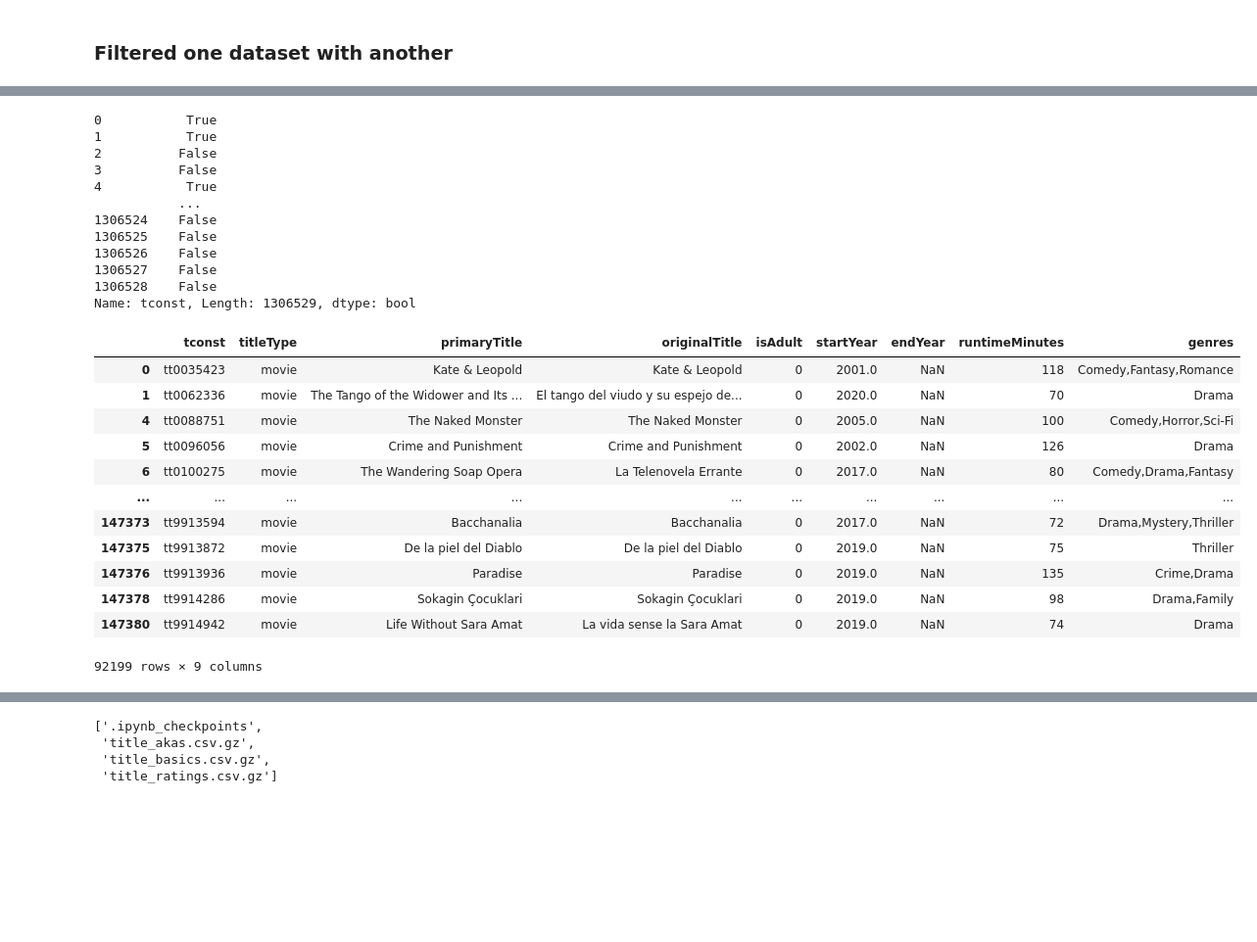
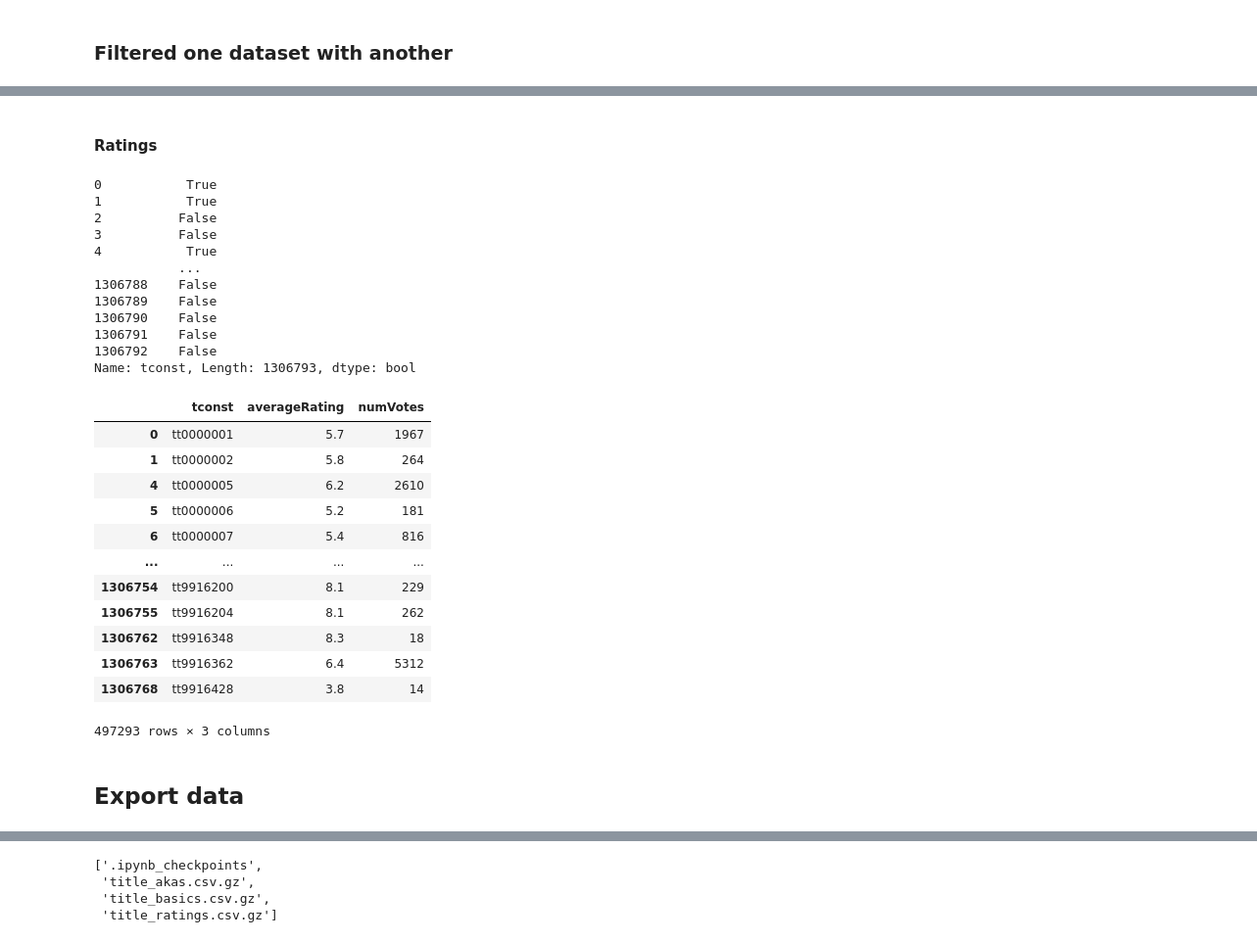
Before and after one commit to Luz-Dobbins/Movie-Database, a Jupyter notebook: Project 3.ipynb, the cells around one changed output, grey strips where cells are left out. Shown: that part at 98% size. Cells and saved outputs as stored; diff of their text form; code cells hidden in the pictures; blank space fills up the shorter version.

```diff
--- a/Project 3.ipynb
+++ b/Project 3.ipynb
@@ -281,6 +276,8 @@ ratings_f.head()
+# %% [markdown]
+#### Ratings
 # %%
 # Filter the basics table down to only include the US by using the filter akas dataframe
-keepers =ratings_f['tconst'].isin(akas_f['titleId'])
+keepers =ratings['tconst'].isin(akas_us['titleId'])
 keepers
 # %% [output]
 0           True
@@ -289,26 +286,28 @@ keepers
 3          False
 4           True
            ...
-1306524    False
-1306525    False
-1306526    False
-1306527    False
-1306528    False
-Name: tconst, Length: 1306529, dtype: bool
+1306788    False
+1306789    False
+1306790    False
+1306791    False
+1306792    False
+Name: tconst, Length: 1306793, dtype: bool
 # %%
-basics_n = basics_f.loc[keepers]
+basics_n = ratings.loc[keepers]
 basics_n
 # %% [output]
-|  | tconst | titleType | primaryTitle | originalTitle | isAdult | startYear | endYear | runtimeMinutes | genres |
-| 0 | tt0035423 | movie | Kate & Leopold | Kate & Leopold | 0 | 2001.0 | NaN | 118 | Comedy,Fantasy,Romance |
-| 1 | tt0062336 | movie | The Tango of the Widower and Its ... | El tango del viudo y su espejo de... | 0 | 2020.0 | NaN | 70 | Drama |
-| 4 | tt0088751 | movie | The Naked Monster | The Naked Monster | 0 | 2005.0 | NaN | 100 | Comedy,Horror,Sci-Fi |
-| 5 | tt0096056 | movie | Crime and Punishment | Crime and Punishment | 0 | 2002.0 | NaN | 126 | Drama |
-| 6 | tt0100275 | movie | The Wandering Soap Opera | La Telenovela Errante | 0 | 2017.0 | NaN | 80 | Comedy,Drama,Fantasy |
-| ... | ... | ... | ... | ... | ... | ... | ... | ... | ... |
-| 147373 | tt9913594 | movie | Bacchanalia | Bacchanalia | 0 | 2017.0 | NaN | 72 | Drama,Mystery,Thriller |
-| 147375 | tt9913872 | movie | De la piel del Diablo | De la piel del Diablo | 0 | 2019.0 | NaN | 75 | Thriller |
-| 147376 | tt9913936 | movie | Paradise | Paradise | 0 | 2019.0 | NaN | 135 | Crime,Drama |
-| 147378 | tt9914286 | movie | Sokagin Çocuklari | Sokagin Çocuklari | 0 | 2019.0 | NaN | 98 | Drama,Family |
-| 147380 | tt9914942 | movie | Life Without Sara Amat | La vida sense la Sara Amat | 0 | 2019.0 | NaN | 74 | Drama |
+|  | tconst | averageRating | numVotes |
+| 0 | tt0000001 | 5.7 | 1967 |
+| 1 | tt0000002 | 5.8 | 264 |
+| 4 | tt0000005 | 6.2 | 2610 |
+| 5 | tt0000006 | 5.2 | 181 |
+| 6 | tt0000007 | 5.4 | 816 |
+| ... | ... | ... | ... |
+| 1306754 | tt9916200 | 8.1 | 229 |
+| 1306755 | tt9916204 | 8.1 | 262 |
+| 1306762 | tt9916348 | 8.3 | 18 |
+| 1306763 | tt9916362 | 6.4 | 5312 |
+| 1306768 | tt9916428 | 3.8 | 14 |
-92199 rows × 9 columns
+497293 rows × 3 columns
+# %% [markdown]
+## Export data
```
Also changed, not shown: parts of 23 cells of this notebook, 4 other files.
